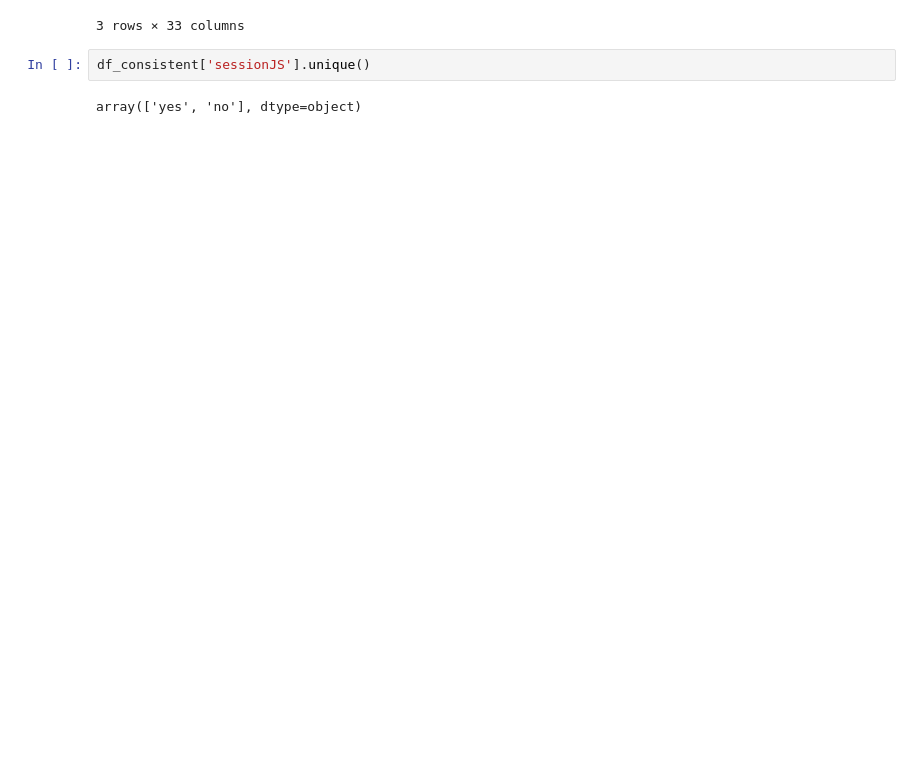
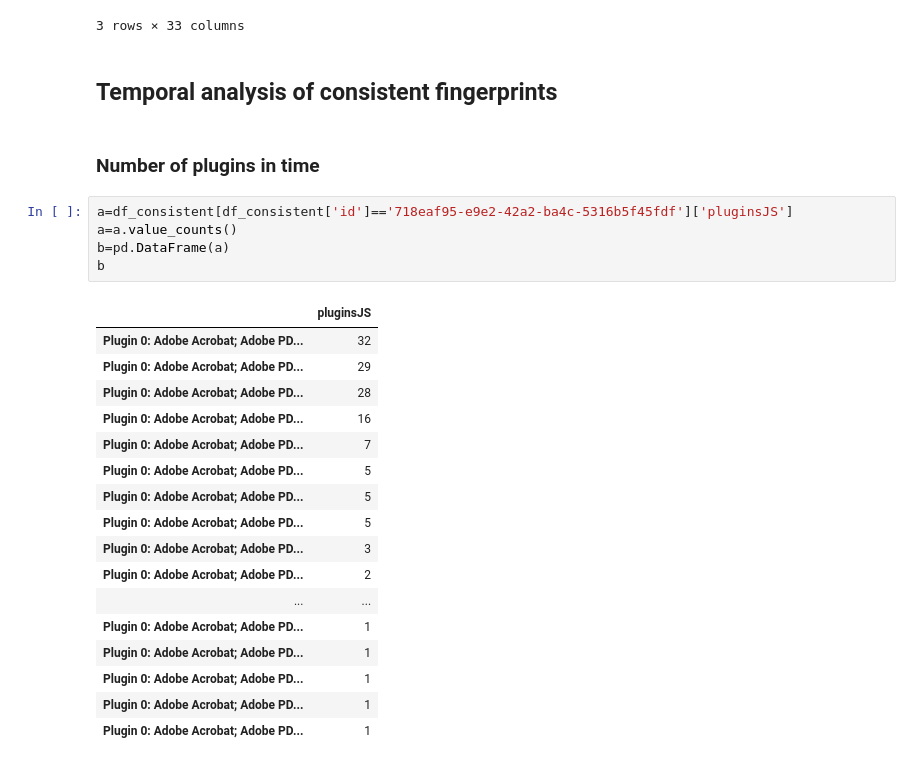
Before and after one commit to mGosset/BrowserFingerprint, a Jupyter notebook: notebooks/exploratory/analyse_empreintes.ipynb, the cells around one changed output. Saved outputs shown, nothing was run; the diff lists cells and outputs as text; blank space fills up the shorter version.

```diff
--- a/notebooks/exploratory/analyse_empreintes.ipynb
+++ b/notebooks/exploratory/analyse_empreintes.ipynb
@@ -587,7 +570,30 @@ df_consistent[df_consistent['id']== "d2869d31-770a-4e4a-b91a-331c47e1e144"]
 | 87096 | 117425 | d2869d31-770a-4e4a-b91a-331c47e1e144 | 2017-02-10 09:00:00 | 2017-02-10 09:00:00 | 2f998c35b04d46117baa579021107c491... | safari (compatible; MSIE 9.0; sam... | text/html,application/xhtml+xml,a... | close | ... |
 | 87097 | 117427 | d2869d31-770a-4e4a-b91a-331c47e1e144 | 2017-02-10 09:00:00 | None | 2f998c35b04d46117baa579021107c491... | safari (compatible; MSIE 9.0; sam... | text/html,application/xhtml+xml,a... | close | ... |
 3 rows × 33 columns
-# %%
-df_consistent['sessionJS'].unique()
-# %% [output]
-array(['yes', 'no'], dtype=object)
+# %% [markdown]
+## Temporal analysis of consistent fingerprints
+# %% [markdown]
+### Number of plugins in time
+# %%
+a=df_consistent[df_consistent['id']=='718eaf95-e9e2-42a2-ba4c-5316b5f45fdf']['pluginsJS']
+a=a.value_counts()
+b=pd.DataFrame(a)
+b
+# %% [output]
+|  | pluginsJS |
+| Plugin 0: Adobe Acrobat; Adobe PD... | 32 |
+| Plugin 0: Adobe Acrobat; Adobe PD... | 29 |
+| Plugin 0: Adobe Acrobat; Adobe PD... | 28 |
+| Plugin 0: Adobe Acrobat; Adobe PD... | 16 |
+| Plugin 0: Adobe Acrobat; Adobe PD... | 7 |
+| Plugin 0: Adobe Acrobat; Adobe PD... | 5 |
+| Plugin 0: Adobe Acrobat; Adobe PD... | 5 |
+| Plugin 0: Adobe Acrobat; Adobe PD... | 5 |
+| Plugin 0: Adobe Acrobat; Adobe PD... | 3 |
+| Plugin 0: Adobe Acrobat; Adobe PD... | 2 |
+| ... | ... |
+| Plugin 0: Adobe Acrobat; Adobe PD... | 1 |
+| Plugin 0: Adobe Acrobat; Adobe PD... | 1 |
+| Plugin 0: Adobe Acrobat; Adobe PD... | 1 |
+| Plugin 0: Adobe Acrobat; Adobe PD... | 1 |
+| Plugin 0: Adobe Acrobat; Adobe PD... | 1 |
```
Also changed, not shown: parts of 10 cells of this notebook.
